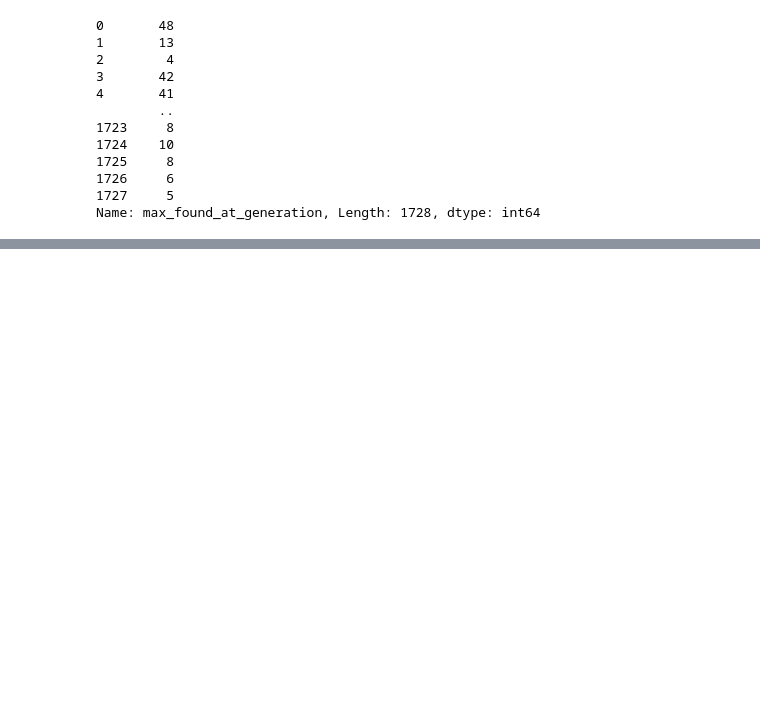
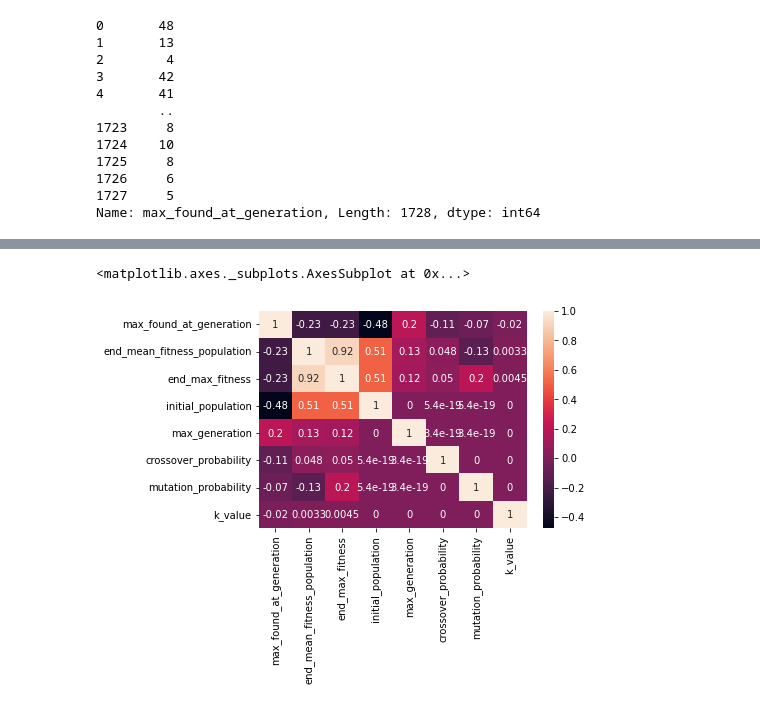
Before and after one commit to NeneWang/genetic-algorithms-exploration-2, a Jupyter notebook: streamlit/knapsack_analysis.ipynb, the cells around one changed output, grey strips where cells are left out. Cells and saved outputs as stored; diff of their text form; code cells hidden in the pictures; blank space fills up the shorter version.

```diff
--- a/streamlit/knapsack_analysis.ipynb
+++ b/streamlit/knapsack_analysis.ipynb
@@ -92,0 +104,5 @@ Name: max_found_at_generation, Length: 1728, dtype: int64
+# %%
+sns.heatmap(selected_df.corr(), annot=True)
+# %% [output]
+<matplotlib.axes._subplots.AxesSubplot at 0x...>
+[figure, added]
```
Also changed, not shown: parts of 17 cells of this notebook, 6 other files.
